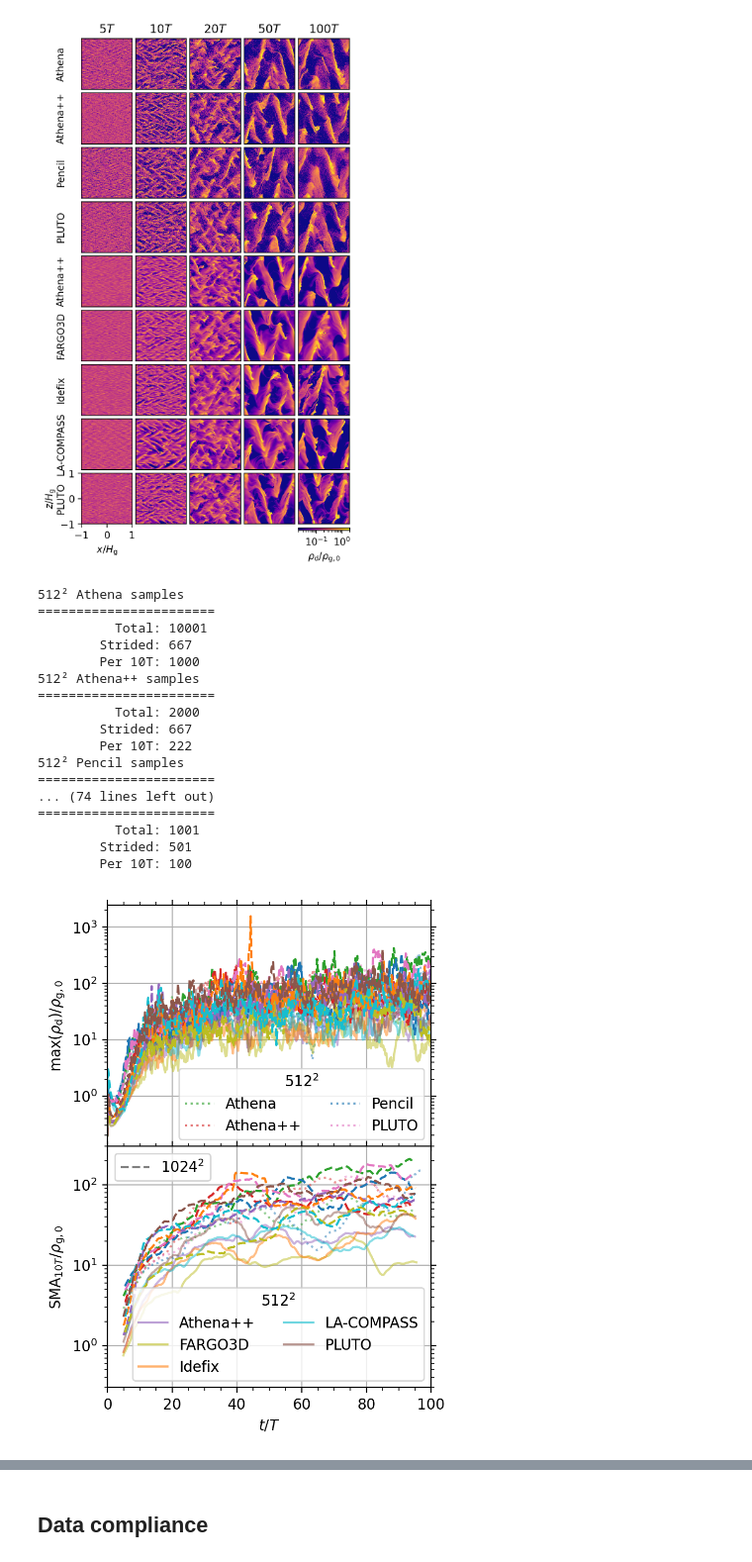
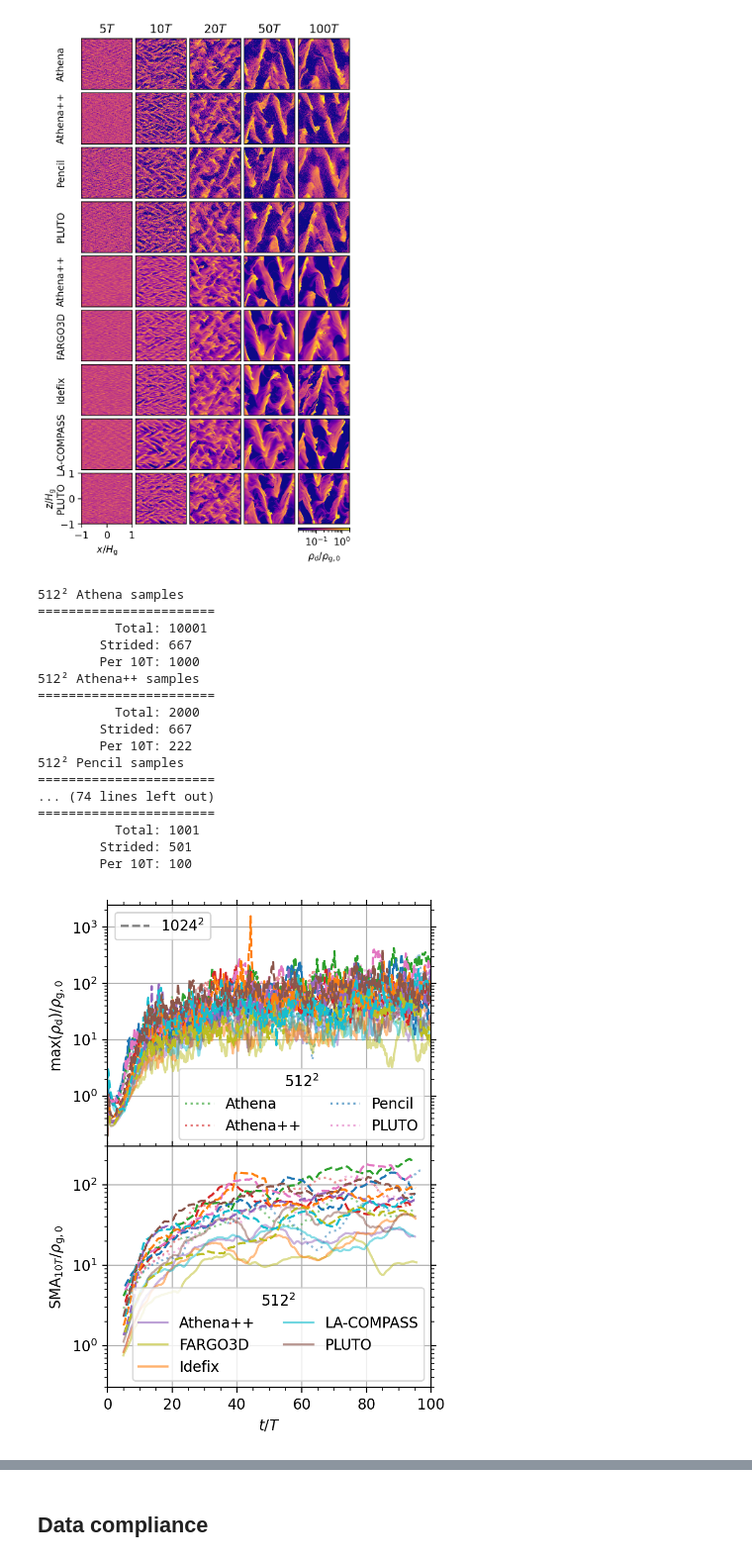
Before and after one commit to pfitsplus/sicc, a Jupyter notebook: unstratified/BA/1024/BA-1024.ipynb, the cells around one changed output, grey strips where cells are left out. Shown at 99% size. Saved outputs shown, nothing was run; the diff lists cells and outputs as text; code cells hidden in the pictures.

```diff
--- a/unstratified/BA/1024/BA-1024.ipynb
+++ b/unstratified/BA/1024/BA-1024.ipynb
@@ -138,7 +138,7 @@ for res in reses:
 # Custom legends
 ls_handles.append(axs[0].plot([], [], c='tab:gray', ls='dashed',
                   label=r'$1024^2$')[0])
-axs[1].add_artist(axs[1].legend(handles=ls_handles, loc='upper left'))
+axs[0].add_artist(axs[0].legend(handles=ls_handles, loc='upper left'))
 
 # Format plots
 for k, ax in enumerate(axs):
@@ -147,34 +147,34 @@ for k, ax in enumerate(axs):
     ax.grid()
     ax.minorticks_on()
     ax.set(yscale='log')
     ax.tick_params(axis='both', which='both', top=True, right=True)
 axs[0].set(ylabel=rf'$\max(\rho_\mathrm{{d}})/\rho_\mathrm{{g,0}}$')
 axs[1].set(xlabel=r'$t/T$', xlim=(0, 100), ylim=(3e-1, 3e2),
            ylabel=rf'$\mathrm{{SMA}}_{{{dt}T}}/\rho_\mathrm{{g,0}}$')
 fig.subplots_adjust(hspace=0)
 plt.savefig(f'figs/{problem}-{res}_time_series.pdf', bbox_inches='tight',
             pad_inches=0.01)
 plt.savefig(f'figs/{problem}-{res}_time_series.png', dpi=600, bbox_inches='tight',
             pad_inches=0.01)
 # %% [output]
 512² Athena samples
 =======================
           Total: 10001
         Strided: 667
         Per 10T: 1000
 512² Athena++ samples
 =======================
           Total: 2000
         Strided: 667
         Per 10T: 222
 512² Pencil samples
 =======================
 ... (74 lines left out)
 =======================
           Total: 1001
         Strided: 501
         Per 10T: 100
-[figure, old version]
+[figure, new version]
 # %%
 #===============================================================================
 times = [20, 50, 100]  # [T]
```
Also changed, not shown: parts of 1 cell of this notebook, 2 other files.
